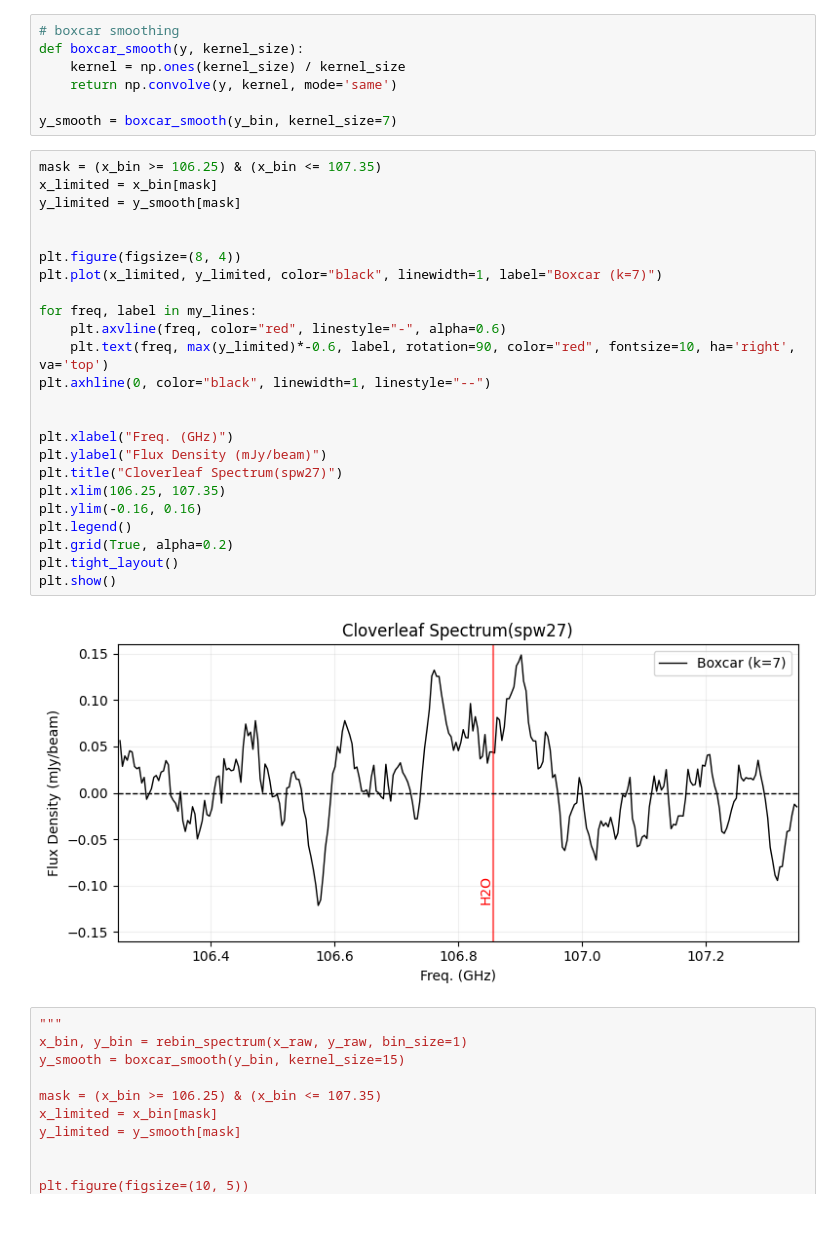
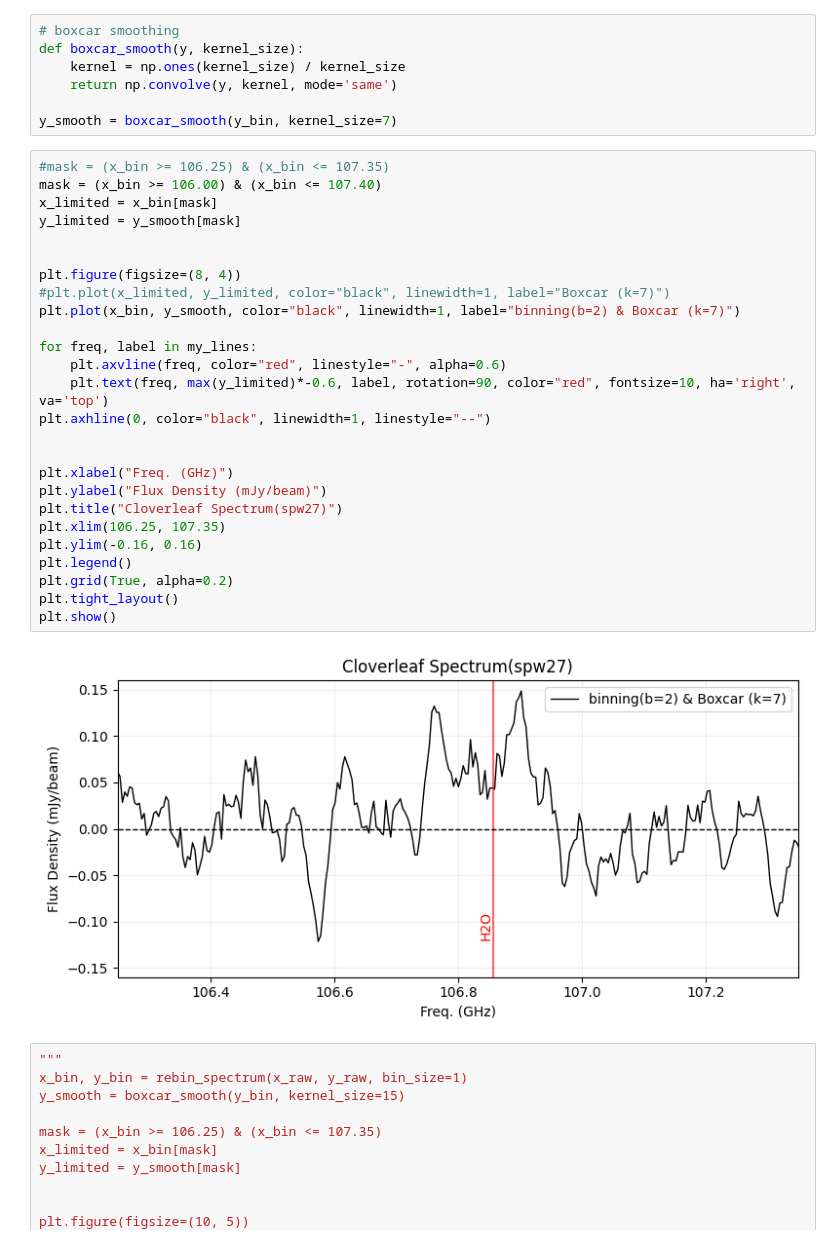
Before and after one commit to 000RF/spectral-line, a Jupyter notebook: Cloverleaf/spw27/spw27.ipynb, the cells around one changed output. Drawn from its saved outputs; the diff is of its cells as text.

```diff
--- a/Cloverleaf/spw27/spw27.ipynb
+++ b/Cloverleaf/spw27/spw27.ipynb
@@ -61,31 +61,33 @@ def boxcar_smooth(y, kernel_size):
 
 y_smooth = boxcar_smooth(y_bin, kernel_size=7)
 # %%
-mask = (x_bin >= 106.25) & (x_bin <= 107.35)
+#mask = (x_bin >= 106.25) & (x_bin <= 107.35)
+mask = (x_bin >= 106.00) & (x_bin <= 107.40)
 x_limited = x_bin[mask]
 y_limited = y_smooth[mask]
 
 
 plt.figure(figsize=(8, 4))
-plt.plot(x_limited, y_limited, color="black", linewidth=1, label="Boxcar (k=7)")
+#plt.plot(x_limited, y_limited, color="black", linewidth=1, label="Boxcar (k=7)")
+plt.plot(x_bin, y_smooth, color="black", linewidth=1, label="binning(b=2) & Boxcar (k=7)")
 
 for freq, label in my_lines:
     plt.axvline(freq, color="red", linestyle="-", alpha=0.6)
     plt.text(freq, max(y_limited)*-0.6, label, rotation=90, color="red", fontsize=10, ha='right', va='top')
 plt.axhline(0, color="black", linewidth=1, linestyle="--")
 
 
 plt.xlabel("Freq. (GHz)")
 plt.ylabel("Flux Density (mJy/beam)")
 plt.title("Cloverleaf Spectrum(spw27)")
 plt.xlim(106.25, 107.35)
 plt.ylim(-0.16, 0.16)
 plt.legend()
 plt.grid(True, alpha=0.2)
 plt.tight_layout()
 plt.show()
 # %% [output]
-[figure, old version]
+[figure, new version]
 # %%
 """
 x_bin, y_bin = rebin_spectrum(x_raw, y_raw, bin_size=1)
```
Also changed, not shown: 5 other files.
